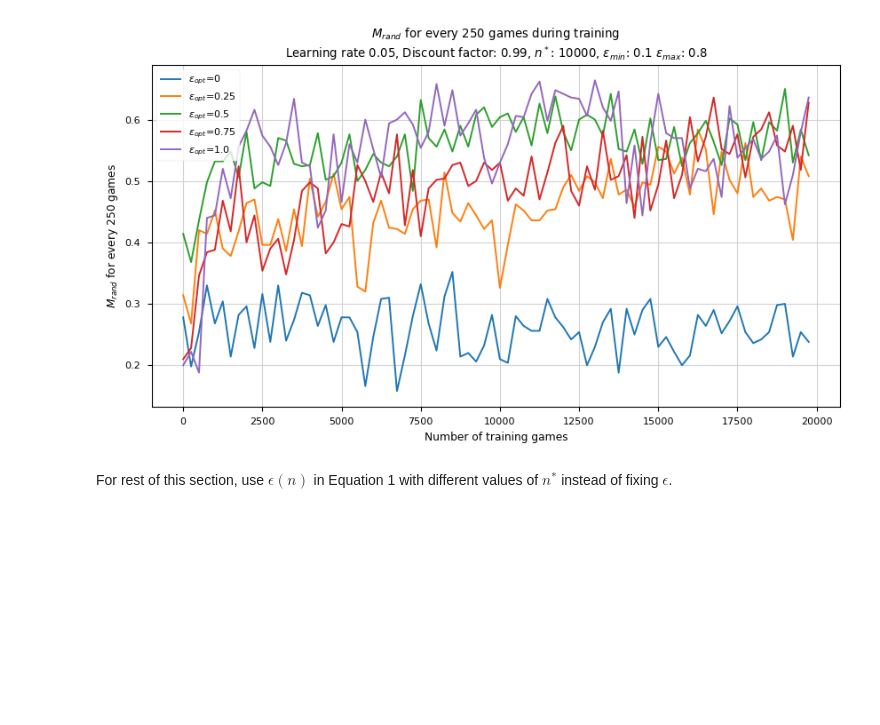
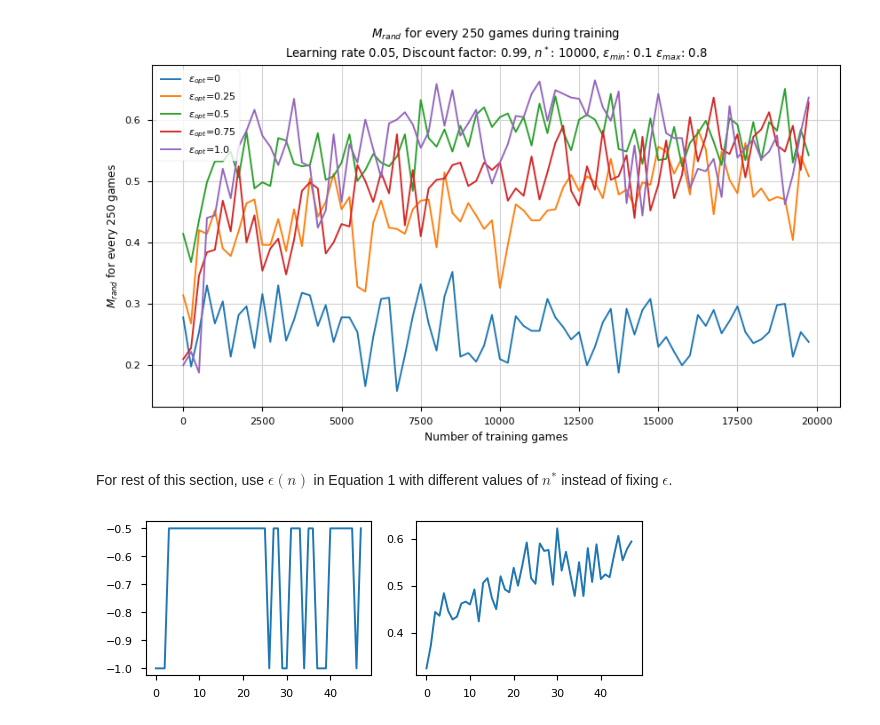
Before and after one commit to albertaillet/Miniproject1, a Jupyter notebook: Q-learning.ipynb, the cells around one changed output. Saved outputs shown, nothing was run; the diff lists cells and outputs as text; code cells hidden in the pictures; blank space fills up the shorter version.

```diff
--- a/Q-learning.ipynb
+++ b/Q-learning.ipynb
@@ -177,7 +177,7 @@ for itr in range(num_games):
         state, end, _ = env.step(opponent_move)
 
     while not end:
-        move = epsilon_greedy.act(state)
+        move = policy.act(state)
         next_state, end, _ = env.step(move)
 
         if (not end) and (env.current_player == opponent_player.player):
@@ -483,33 +483,32 @@ gamma = 0.99 # discount factor
 m_opt_against_itself = {}
 m_rand_against_itself = {}
 # %%
-num_episodes = 20000
 n_star = 10000
 num_games = 20000
 
 for epsilon in (1.0,):
     m_opt_list = []
     m_rand_list = []
-    epsilon_greedy = EpsilonGreedy(epsilon=epsilon)
+    policy = EpsilonGreedy(epsilon=epsilon)
     env = TictactoeEnv()
     Q_table = QTable()
     num_trained_games = 0
     rewards_players1 = []
     avg_rewards_players1 = []
-    for itr in range(num_episodes):
+    for itr in range(num_games):
         env.reset()
         state0, end, _ = env.observe()
 
         current_player = 'X'
         next_player = 'O'
 
-        move1 = epsilon_greedy.act(state0)
+        move1 = policy.act(state0)
         state1, end, _ = env.step(move1)
 
         while not end:
             current_player, next_player = next_player, current_player
 
-            move2 = epsilon_greedy.act(state1) #move O
+            move2 = policy.act(state1)
             state2, end, _ = env.step(move2)
             reward = env.reward(player = next_player)
 
@@ -528,10 +527,10 @@ for epsilon in (1.0,):
 
         rewards_players1.append(env.reward(player = 'X'))
         if len(rewards_players1) >= 250:
-            epsilon_greedy.set_epsilon(0)
-            m_opt_list.append(M_opt(epsilon_greedy))
-            m_rand_list.append(M_rand(epsilon_greedy))
-            epsilon_greedy.set_epsilon(epsilon)
+            policy.set_epsilon(0)
+            m_opt_list.append(M_opt(policy))
+            m_rand_list.append(M_rand(policy))
+            policy.set_epsilon(epsilon)
             avg_rewards_players1.append(np.mean(rewards_players1))
             rewards_players1 = []
             clear_output(wait=True)
@@ -595,62 +594,64 @@ m_rand_dict = {}
 # %%
 num_games = 20000
 
-for n_star in (5000,):
-    rewards = []
-    opponent_player = OptimalPlayer(0.5, player='O')
-    learning_player = 'X'
-    av_rewards = []
+for n_star in (1, 5000, 10000, 20000, 40000):
+    policy = EpsilonGreedyDecreasingExploration(epsilon_min=epsilon_min,
+                                                epsilon_max=epsilon_max,
+                                                n_star=n_star)
+    env = TictactoeEnv()
+    Q_table = QTable()
+    rewards_players1 = []
+    avg_rewards_players1 = []
     m_opt_list = []
     m_rand_list = []
-    epsilon_greedy_decreasing_exploration = EpsilonGreedyDecreasingExploration(epsilon_min=epsilon_min,
-                                                                               epsilon_max=epsilon_max,
-                                                                               n_star=n_star)
-    env = TictactoeEnv()
-    Q_table = QTable()
-    rewards = []
-    num_trained_games = 0
-    av_rewards = []
-
     for itr in range(num_games):
         env.reset()
-        state, end, _ = env.observe()
+        state0, end, _ = env.observe()
 
-        opponent_player.player, learning_player = learning_player, opponent_player.player
+        current_player = 'X'
+        next_player = 'O'
 
-        if opponent_player.player == 'X':
-            opponent_move = opponent_player.act(state)
-            state, end, _ = env.step(opponent_move)
+        policy.update_epsilon(itr)
+        move1 = policy.act(state0)
+        state1, end, _ = env.step(move1)
 
         while not end:
-            epsilon_greedy_decreasing_exploration.update_epsilon(itr)
-            move = epsilon_greedy_decreasing_exploration.act(state)
-            next_state, end, _ = env.step(move)
+            current_player, next_player = next_player, current_player
 
-            if (not end) and (env.current_player == opponent_player.player):
-                opponent_move = opponent_player.act(next_state)
-                next_state, end, _ = env.step(opponent_move)
+            move2 = policy.act(state1)
+            state2, end, _ = env.step(move2)
+            reward = env.reward(player = next_player)
 
-            reward = env.reward(player=learning_player)
+            Q_table[state0][move1] =    Q_table[state0][move1] + alpha * (reward + gamma * max(Q_table[state2].values()) -
+                                        Q_table[state0][move1])
 
-            if end:
-                Q_table[next_state]["any"] = reward
+            state0 = state1
+            state1 = state2
+            move1 = move2
 
-            Q_table[state][move] = Q_table[state][move] + alpha * (reward + gamma * max(Q_table[next_state].values()) - Q_table[state][move])
+        reward = env.reward(player = current_player)
+        Q_table[state1]["any"] = reward
+        Q_table[state0][move1] =    Q_table[state0][move1] + alpha * (reward + gamma * max(Q_table[state1].values()) -
+                                    Q_table[state0][move1])
 
-            state = next_state
 
-        rewards.append(reward)
-        if len(rewards) >= 250:
-            av_rewards.append(np.mean(rewards))
-            rewards = []
+        rewards_players1.append(env.reward(player = 'X'))
+        if len(rewards_players1) >= 250:
+            policy.set_epsilon(0)
+            m_opt_list.append(M_opt(policy))
+            m_rand_list.append(M_rand(policy))
+            avg_rewards_players1.append(np.mean(rewards_players1))
+            rewards_players1 = []
             clear_output(wait=True)
-            plt.plot(av_rewards)
+            plt.subplot(2, 2, 1)
+            plt.plot(m_opt_list)
+            plt.subplot(2, 2, 2)
+            plt.plot(m_rand_list)
             plt.show()
-            epsilon_greedy_decreasing_exploration.set_epsilon(0)
-            m_opt_list.append(M_opt(epsilon_greedy_decreasing_exploration))
-            m_rand_list.append(M_rand(epsilon_greedy_decreasing_exploration))
         num_trained_games += 1
         env.reset()
     av_rewards_dict[n_star] = av_rewards
     m_opt_dict[n_star] = m_opt_list
     m_rand_dict[n_star] = m_rand_list
+# %% [output]
+[figure, added]
```
Also changed, not shown: parts of 6 cells of this notebook.
